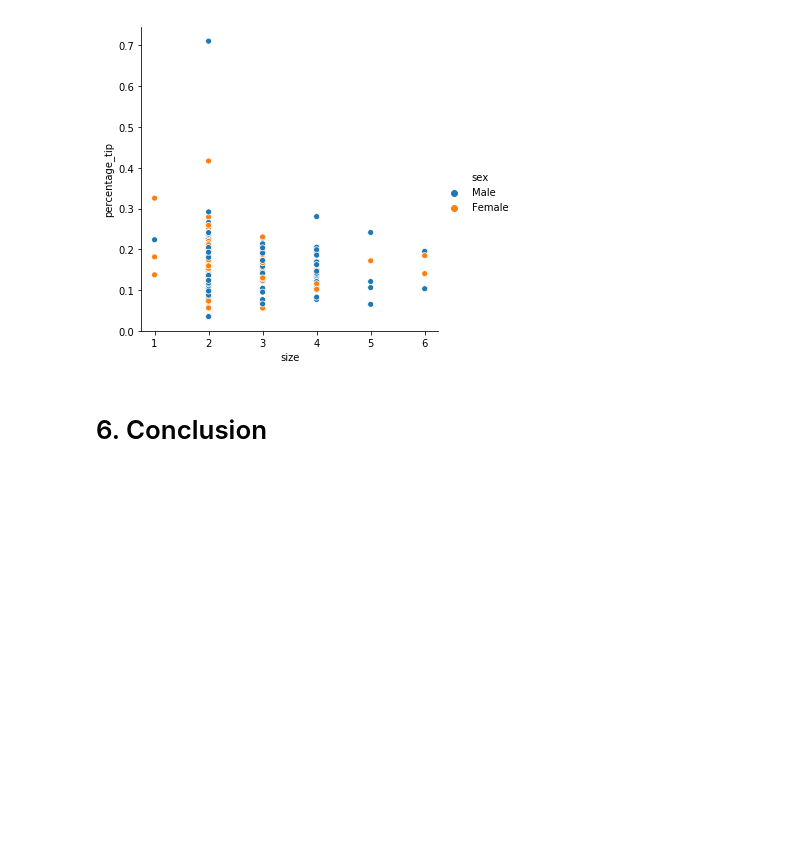
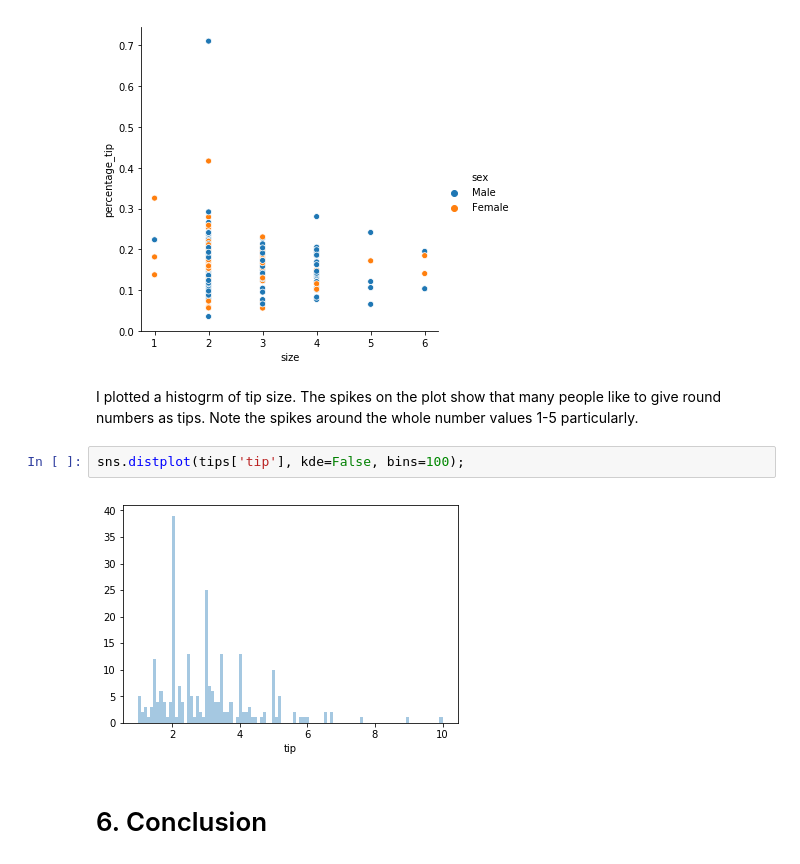
Before and after one commit to michealcannon/fundamentals-project, a Jupyter notebook: Tips Dataset.ipynb, the cells around one changed output. Cells and saved outputs as stored; diff of their text form; blank space fills up the shorter version.

Commit message:
added histogram of tips with some analysis

```diff
--- a/Tips Dataset.ipynb
+++ b/Tips Dataset.ipynb
@@ -184,5 +184,11 @@ plt.plot(s,m*s +c) # plot line of best fit using values m and c obtained above
 sns.relplot(x="size", y="percentage_tip",hue = "sex", data=tips); # scatterplot of size of group(x axis) against percentage tip(y axis) from data in tips dataset
 # %% [output]
 [figure]
+# %% [markdown]
+I plotted a histogrm of tip size. The spikes on the plot show that many people like to give round numbers as tips. Note the spikes around the whole number values 1-5 particularly.
+# %%
+sns.distplot(tips['tip'], kde=False, bins=100);
+# %% [output]
+[figure, added]
 # %% [markdown]
 # 6. Conclusion
```
